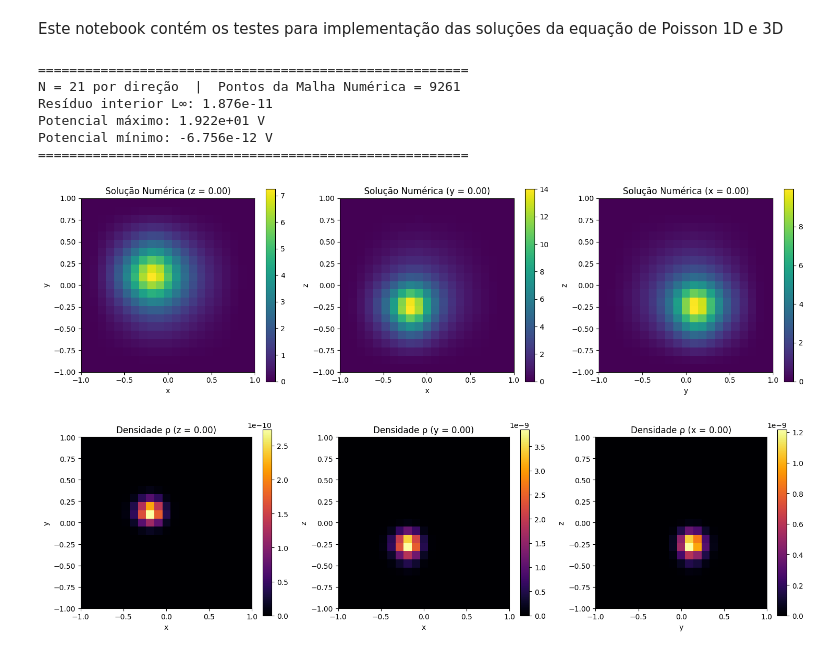
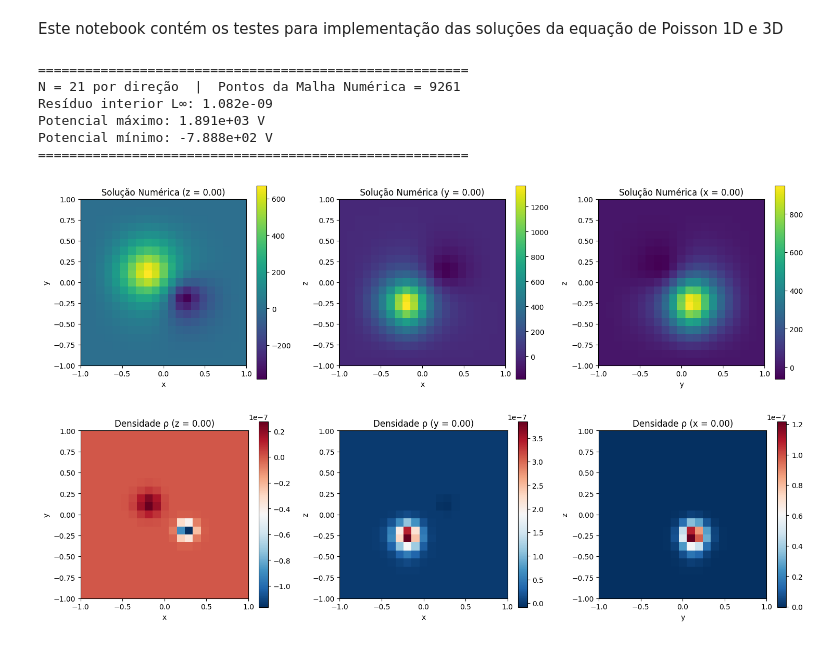
Before and after one commit to karoline-franca/equacao-poisson, a Jupyter notebook: notebooks/2026_09_22-eq-3D.ipynb, the cells around one changed output. Saved outputs shown, nothing was run; the diff lists cells and outputs as text; code cells hidden in the pictures.

Commit message:
implementa solução para densidade de carga gaussiana dupla

```diff
--- a/notebooks/2026_09_22-eq-3D.ipynb
+++ b/notebooks/2026_09_22-eq-3D.ipynb
@@ -11,8 +11,8 @@ from scipy.interpolate import RegularGridInterpolator
 # Equação de Poisson 3D — Método Espectral Galerkin-colocação
 # ∇²u = f(x,y,z),  u = u_bc em ∂Ω
 # Domínio: [-1,1]^3
-# Densidade de carga: gaussiana deslocada
-#   ρ(x,y,z) = A exp(-[(x-cx)² + (y-cy)² + (z-cz)²] / (2σ²))
+# Densidade de carga: gaussiana dupla (duas fontes com sinais opostos)
+#   ρ(x,y,z) = A1 exp(-|x-c1|²/(2σ1²)) + A2 exp(-|x-c2|²/(2σ2²))
 #   f = -ρ/ε₀
 # =============================================================
 
@@ -63,16 +63,28 @@ Lap     = (np.kron(np.kron(D2x, I), I)
          + np.kron(np.kron(I, I), D2z))
 
 # -------------------------------------------------------------
-# densidade de carga gaussiana e termo fonte
+# densidade de carga gaussiana dupla e termo fonte
 # -------------------------------------------------------------
 eps0   = 8.8541878128e-12
-A      = 1.0e-8         # amplitude em C/m³
-sigma  = 0.15           # largura em m
-cx, cy, cz = 0.3, -0.2, 0.4
 
-rho = A * np.exp(
-    -((Xg - cx)**2 + (Yg - cy)**2 + (Zg - cz)**2) / (2.0 * sigma**2)
+# primeira gaussiana (carga positiva)
+A1     = 100.0e-8
+sigma1 = 0.15
+c1x, c1y, c1z = 0.3, -0.2, 0.4
+
+# segunda gaussiana (carga negativa)
+A2     = -100.0e-8
+sigma2 = 0.10
+c2x, c2y, c2z = -0.4, 0.3, -0.2
+
+g1 = A1 * np.exp(
+    -((Xg - c1x)**2 + (Yg - c1y)**2 + (Zg - c1z)**2) / (2.0 * sigma1**2)
 )
+g2 = A2 * np.exp(
+    -((Xg - c2x)**2 + (Yg - c2y)**2 + (Zg - c2z)**2) / (2.0 * sigma2**2)
+)
+
+rho = g1 + g2
 
 f = -rho / eps0
 
@@ -168,7 +180,7 @@ for i, kz in enumerate(kz_list):
         colorscale="Viridis",
         cmin=Ugrid.min(), cmax=Ugrid.max(),
         showscale=(i == len(kz_list) - 1),
-        colorbar=dict(title="u(x,y)", x=1.02) if i == len(kz_list) - 1 else None,
+        colorbar=dict(title="φ(x,y) [V]", x=1.02) if i == len(kz_list) - 1 else None,
         opacity=0.95,
         name=f"z = {zg[kz]:.2f}",
     ))
@@ -184,39 +196,39 @@ fig.update_layout(
     ),
     width=850, height=750,
 )
 
 fig.show()
 
 # -------------------------------------------------------------
-# visualização da densidade de carga gaussiana
+# visualização da densidade de carga gaussiana dupla
 # -------------------------------------------------------------
 fig_rho, axes_rho = plt.subplots(1, 3, figsize=(15, 4.2))
 
 im0 = axes_rho[0].imshow(rho[:, :, k_mid].T, origin="lower",
-                         extent=[xmin, xmax, ymin, ymax], cmap="inferno")
+                         extent=[xmin, xmax, ymin, ymax], cmap="RdBu_r")
 axes_rho[0].set_title(f"Densidade ρ (z = {z[k_mid]:.2f})")
 axes_rho[0].set_xlabel("x"); axes_rho[0].set_ylabel("y")
 plt.colorbar(im0, ax=axes_rho[0])
 
 im1 = axes_rho[1].imshow(rho[:, k_mid, :].T, origin="lower",
-                         extent=[xmin, xmax, zmin, zmax], cmap="inferno")
+                         extent=[xmin, xmax, zmin, zmax], cmap="RdBu_r")
 axes_rho[1].set_title(f"Densidade ρ (y = {y[k_mid]:.2f})")
 axes_rho[1].set_xlabel("x"); axes_rho[1].set_ylabel("z")
 plt.colorbar(im1, ax=axes_rho[1])
 
 im2 = axes_rho[2].imshow(rho[k_mid, :, :].T, origin="lower",
-                         extent=[ymin, ymax, zmin, zmax], cmap="inferno")
+                         extent=[ymin, ymax, zmin, zmax], cmap="RdBu_r")
 axes_rho[2].set_title(f"Densidade ρ (x = {x[k_mid]:.2f})")
 axes_rho[2].set_xlabel("y"); axes_rho[2].set_ylabel("z")
 plt.colorbar(im2, ax=axes_rho[2])
 
 plt.tight_layout(); plt.show()
 # %% [output]
 =======================================================
 N = 21 por direção  |  Pontos da Malha Numérica = 9261
-Resíduo interior L∞: 1.876e-11
-Potencial máximo: 1.922e+01 V
-Potencial mínimo: -6.756e-12 V
+Resíduo interior L∞: 1.082e-09
+Potencial máximo: 1.891e+03 V
+Potencial mínimo: -7.888e+02 V
 =======================================================
-[figure, old version]
+[figure, new version]
-[figure, old version]
+[figure, new version]
```
Also changed, not shown: 3 other files.
